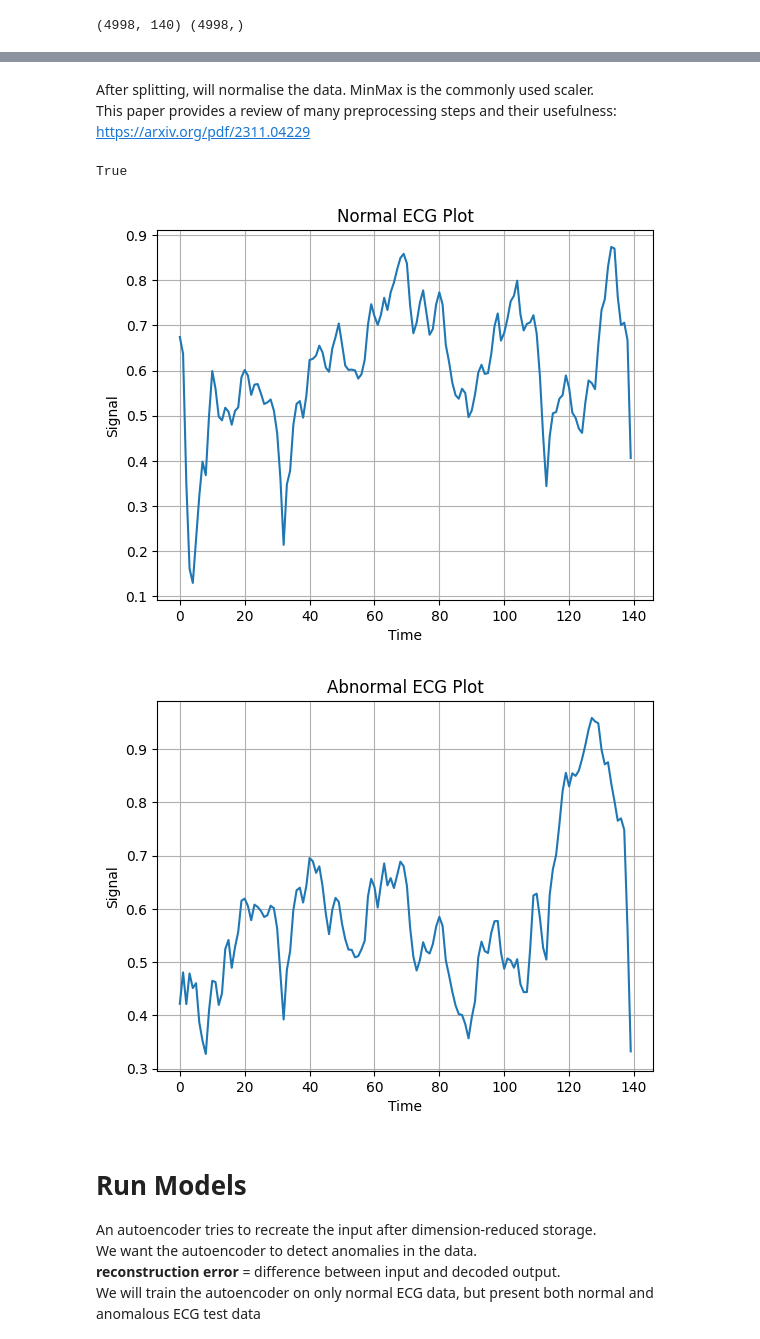
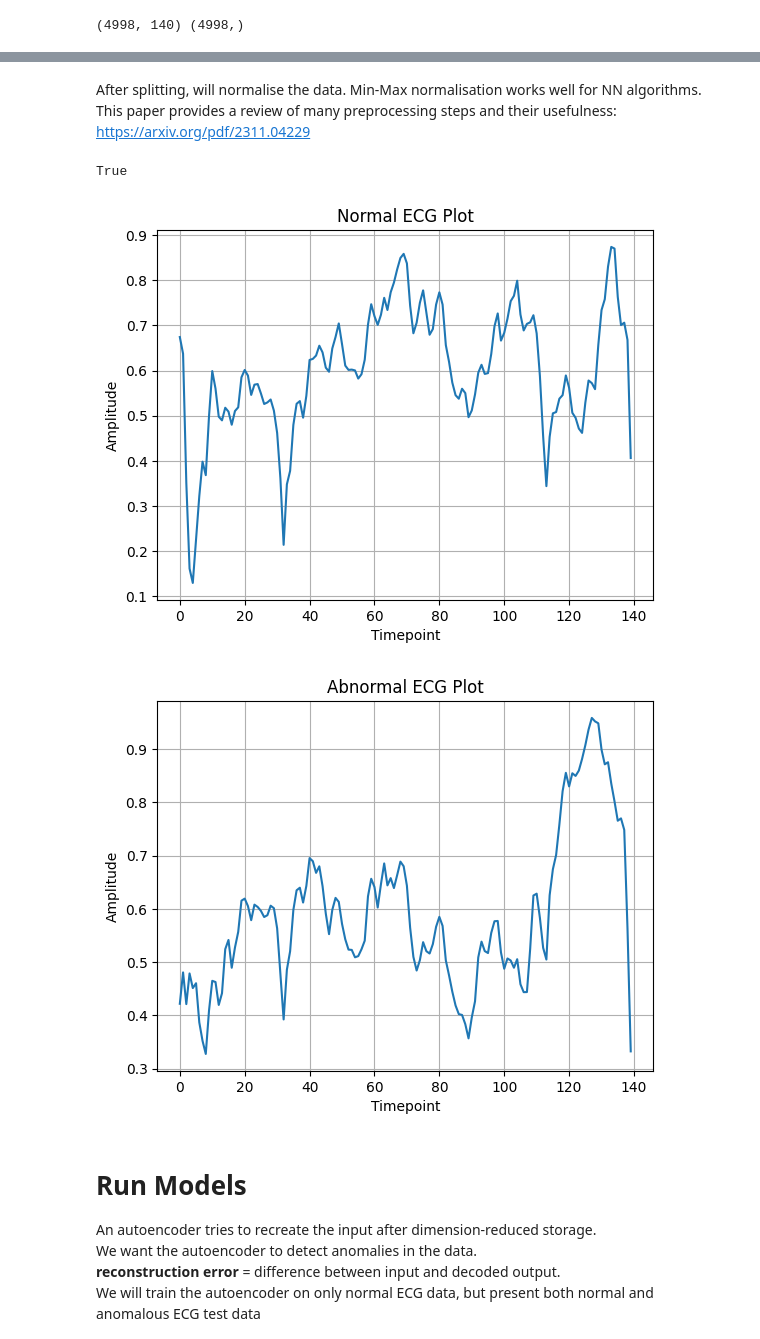
Before and after one commit to txx99/Misc-Projects, a Jupyter notebook: ECG_anomaly_data/Script/main.ipynb, the cells around one changed output, grey strips where cells are left out. Saved outputs shown, nothing was run; the diff lists cells and outputs as text; code cells hidden in the pictures.

```diff
--- a/ECG_anomaly_data/Script/main.ipynb
+++ b/ECG_anomaly_data/Script/main.ipynb
@@ -41,7 +52,8 @@ print(data.shape, labels.shape)
 # train test split
 X_train, X_test, y_train, y_test = train_test_split(data, labels, test_size=0.2, random_state=40)
 # %% [markdown]
-After splitting, will normalise the data. MinMax is the commonly used scaler. \
+After splitting, will normalise the data.
+Min-Max normalisation works well for NN algorithms. \
 This paper provides a review of many preprocessing steps and their usefulness:
 https://arxiv.org/pdf/2311.04229
 # %%
@@ -68,23 +103,23 @@ len(abn_train) + len(norm_train) == len(X_train)
 True
 # %%
 # plot the ECG data
-# x = time, y = ECG signal over 140 timepoints
+# x = Timepoint, y = ECG Amplitude over 140 Timepointpoints
 plt.plot(np.arange(140), norm_train[3]) # select a single subject row
 plt.grid()
 plt.title('Normal ECG Plot')
-plt.xlabel('Time')
-plt.ylabel('Signal')
+plt.xlabel('Timepoint')
+plt.ylabel('Amplitude')
 plt.show()
 
 plt.plot(np.arange(140), abn_train[2])
 plt.grid()
-plt.xlabel('Time')
-plt.ylabel('Signal')
+plt.xlabel('Timepoint')
+plt.ylabel('Amplitude')
 plt.title('Abnormal ECG Plot')
 plt.show()
 # %% [output]
-[figure, old version]
+[figure, new version]
-[figure, old version]
+[figure, new version]
 # %% [markdown]
 # Run Models
 
```
Also changed, not shown: parts of 17 cells of this notebook.
